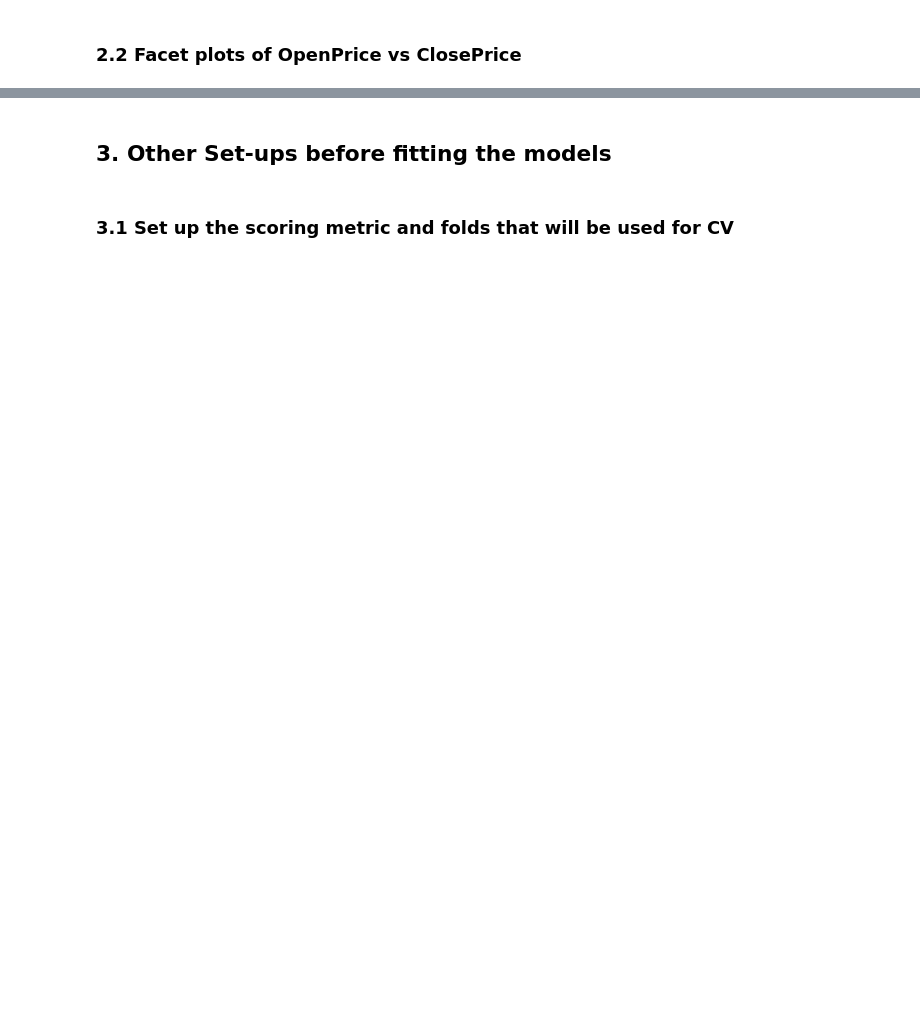
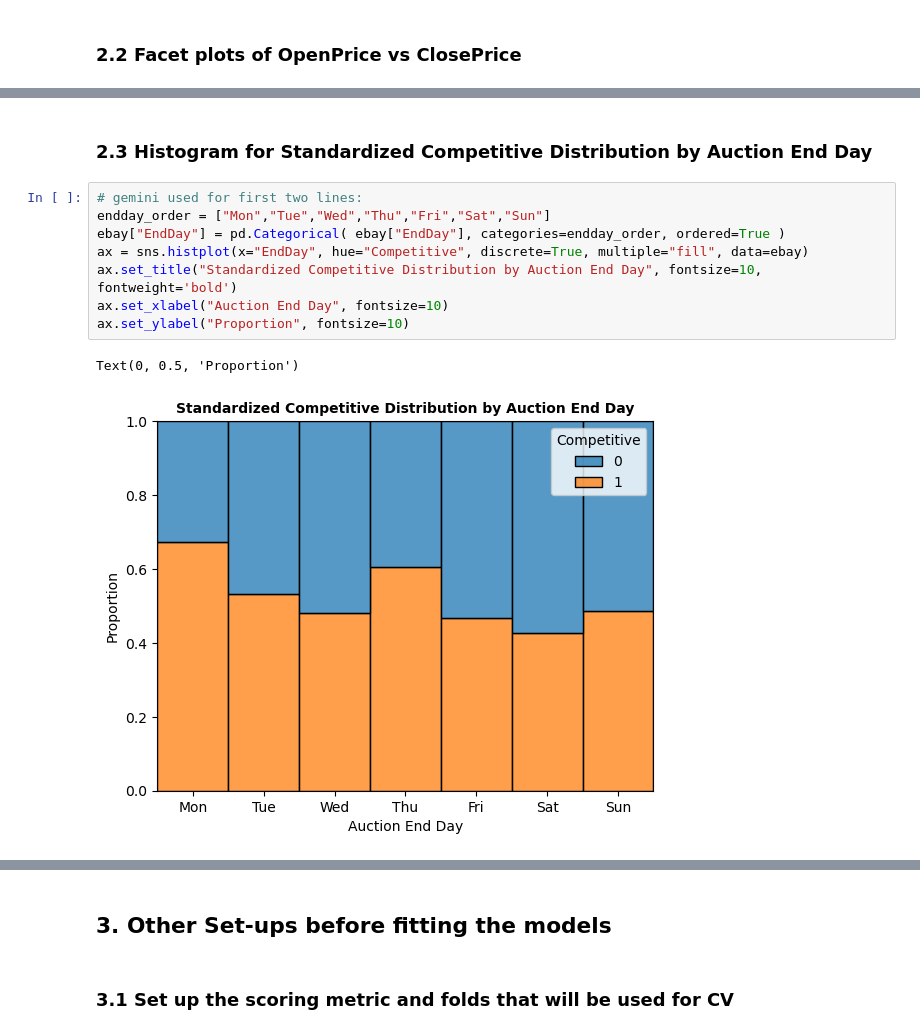
Before and after one commit to Jitao-Z/RSM8413_Case_1, a Jupyter notebook: case_1_analysis.ipynb, the cells around one changed output, grey strips where cells are left out. Saved outputs shown, nothing was run; the diff lists cells and outputs as text; blank space fills up the shorter version.

```diff
--- a/case_1_analysis.ipynb
+++ b/case_1_analysis.ipynb
@@ -224,0 +228,13 @@ plt.show()
+# %% [markdown]
+### 2.3 Histogram for Standardized Competitive Distribution by Auction End Day
+# %%
+# gemini used for first two lines:
+endday_order = ["Mon","Tue","Wed","Thu","Fri","Sat","Sun"]
+ebay["EndDay"] = pd.Categorical( ebay["EndDay"], categories=endday_order, ordered=True )
+ax = sns.histplot(x="EndDay", hue="Competitive", discrete=True, multiple="fill", data=ebay)
+ax.set_title("Standardized Competitive Distribution by Auction End Day", fontsize=10, fontweight='bold')
+ax.set_xlabel("Auction End Day", fontsize=10)
+ax.set_ylabel("Proportion", fontsize=10)
+# %% [output]
+Text(0, 0.5, 'Proportion')
+[figure, added]
```
Also changed, not shown: parts of 47 cells of this notebook.
